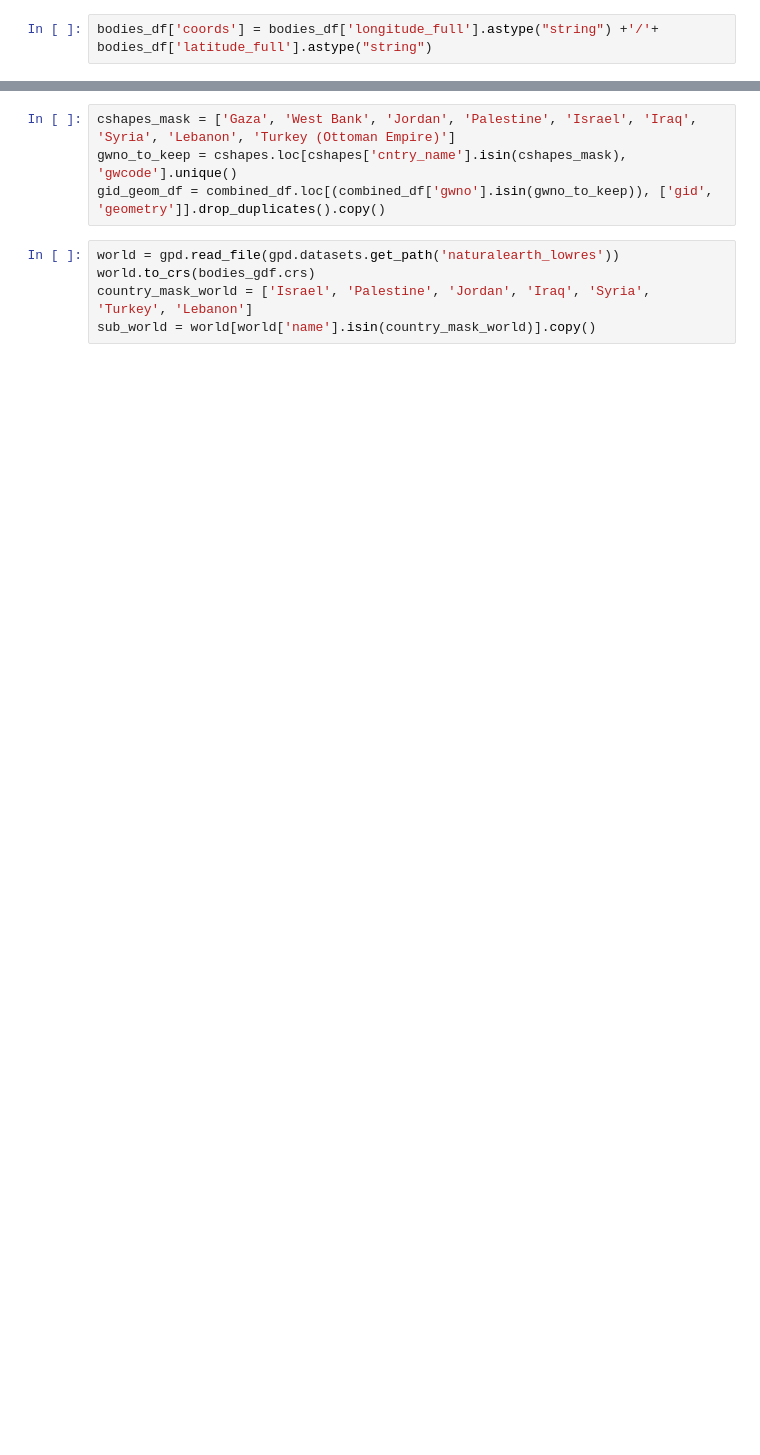
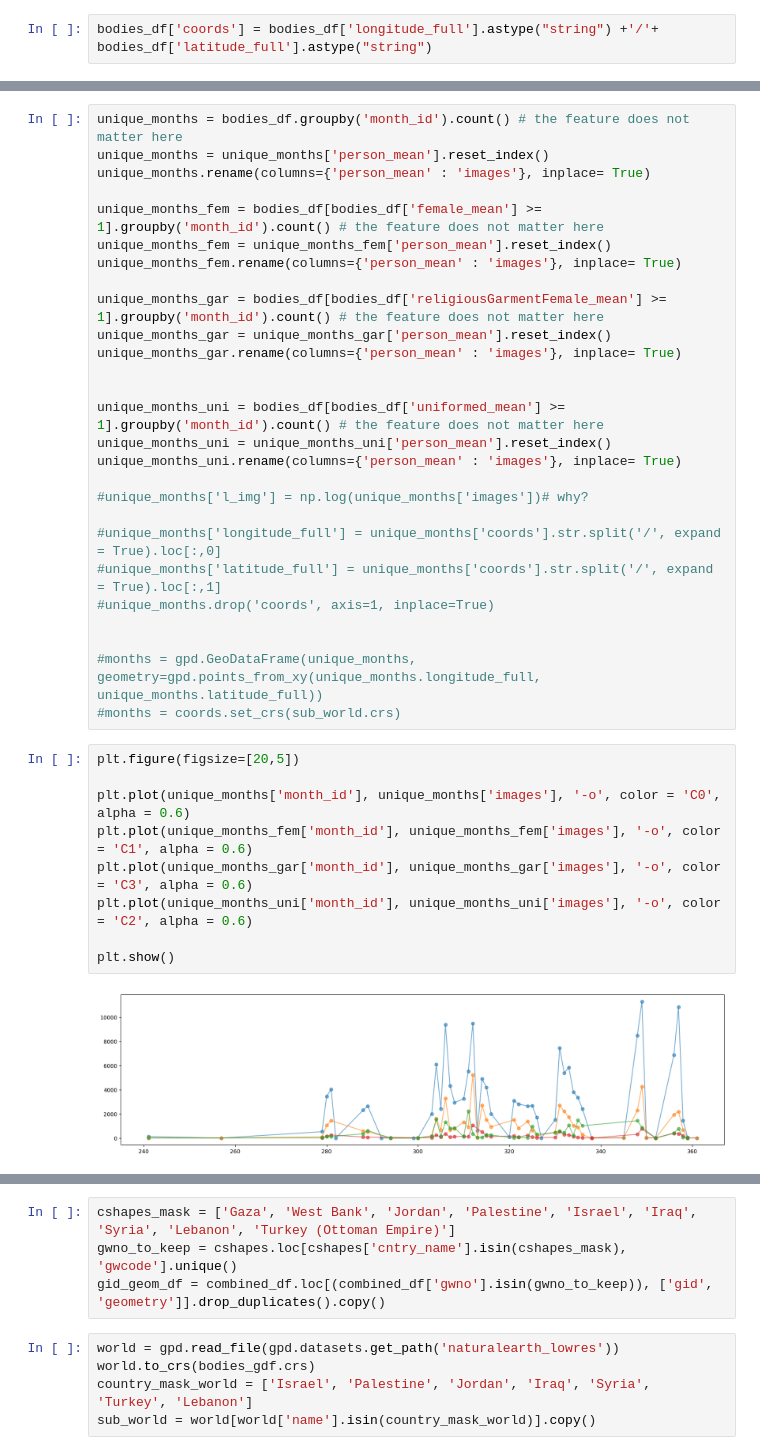
Before and after one commit to Polichinel/Detectron2, a Jupyter notebook: viz/viz_maps.ipynb, the cells around one changed output, grey strips where cells are left out. Drawn from its saved outputs; the diff is of its cells as text; blank space fills up the shorter version.

```diff
--- a/viz/viz_maps.ipynb
+++ b/viz/viz_maps.ipynb
@@ -99,0 +127,38 @@ coords.plot()
+# %%
+unique_months = bodies_df.groupby('month_id').count() # the feature does not matter here
+unique_months = unique_months['person_mean'].reset_index()
+unique_months.rename(columns={'person_mean' : 'images'}, inplace= True)
+
+unique_months_fem = bodies_df[bodies_df['female_mean'] >= 1].groupby('month_id').count() # the feature does not matter here
+unique_months_fem = unique_months_fem['person_mean'].reset_index()
+unique_months_fem.rename(columns={'person_mean' : 'images'}, inplace= True)
+
+unique_months_gar = bodies_df[bodies_df['religiousGarmentFemale_mean'] >= 1].groupby('month_id').count() # the feature does not matter here
+unique_months_gar = unique_months_gar['person_mean'].reset_index()
+unique_months_gar.rename(columns={'person_mean' : 'images'}, inplace= True)
+
+
+unique_months_uni = bodies_df[bodies_df['uniformed_mean'] >= 1].groupby('month_id').count() # the feature does not matter here
+unique_months_uni = unique_months_uni['person_mean'].reset_index()
+unique_months_uni.rename(columns={'person_mean' : 'images'}, inplace= True)
+
+#unique_months['l_img'] = np.log(unique_months['images'])# why?
+
+#unique_months['longitude_full'] = unique_months['coords'].str.split('/', expand = True).loc[:,0]
+#unique_months['latitude_full'] = unique_months['coords'].str.split('/', expand = True).loc[:,1]
+#unique_months.drop('coords', axis=1, inplace=True)
+
+
+#months = gpd.GeoDataFrame(unique_months, geometry=gpd.points_from_xy(unique_months.longitude_full, unique_months.latitude_full))
+#months = coords.set_crs(sub_world.crs)
+# %%
+plt.figure(figsize=[20,5])
+
+plt.plot(unique_months['month_id'], unique_months['images'], '-o', color = 'C0', alpha = 0.6)
+plt.plot(unique_months_fem['month_id'], unique_months_fem['images'], '-o', color = 'C1', alpha = 0.6)
+plt.plot(unique_months_gar['month_id'], unique_months_gar['images'], '-o', color = 'C3', alpha = 0.6)
+plt.plot(unique_months_uni['month_id'], unique_months_uni['images'], '-o', color = 'C2', alpha = 0.6)
+
+plt.show()
+# %% [output]
+[figure, added]
```
Also changed, not shown: parts of 18 cells of this notebook.
